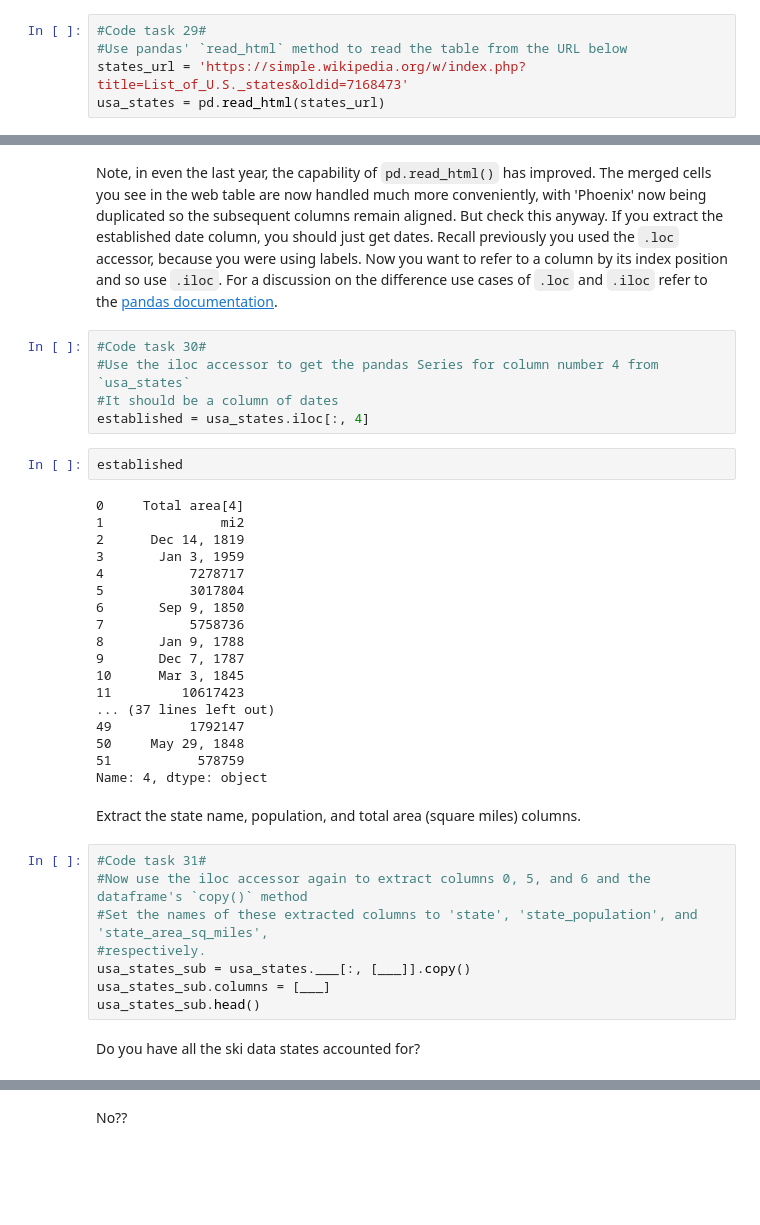
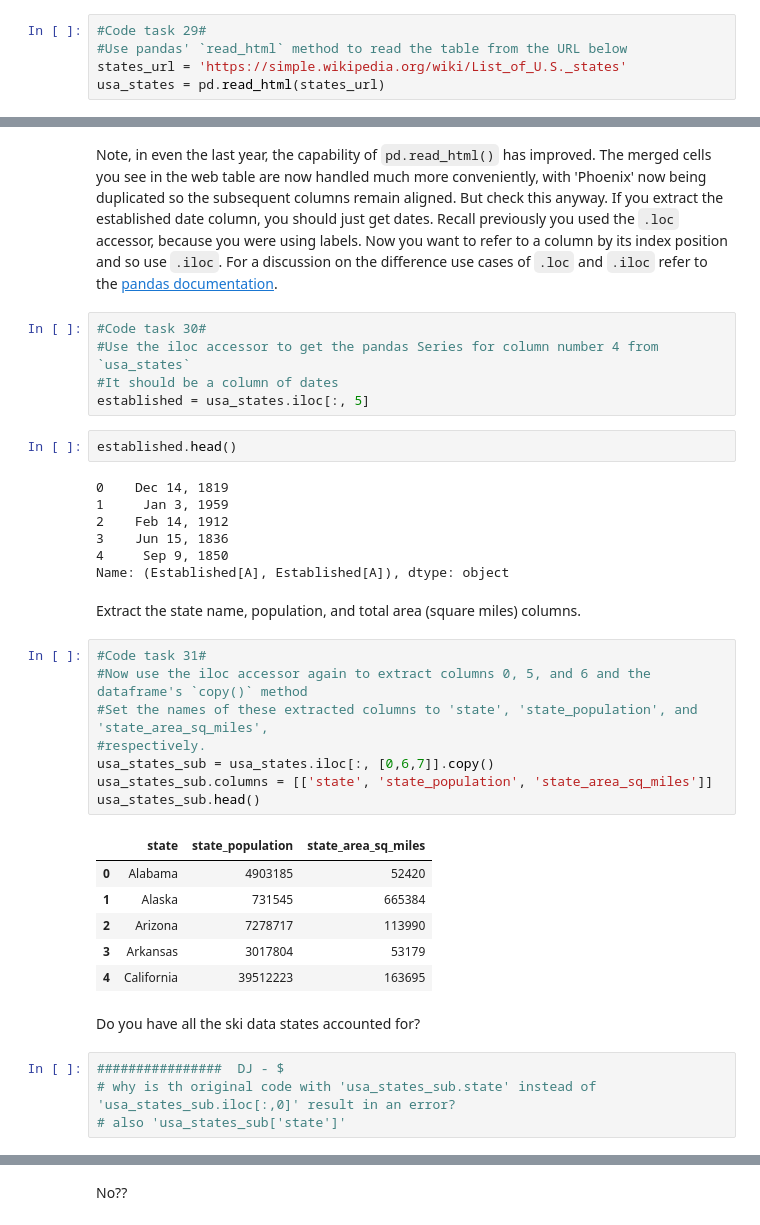
Before and after one commit to Libiv/DataScienceGuidedCapstone, a Jupyter notebook: Notebooks/02_data_wrangling_Libi.ipynb, the cells around one changed output, grey strips where cells are left out. Cells and saved outputs as stored; diff of their text form; blank space fills up the shorter version.

```diff
--- a/Notebooks/02_data_wrangling_Libi.ipynb
+++ b/Notebooks/02_data_wrangling_Libi.ipynb
@@ -888,5 +906,5 @@ Population and area data for the US states can be obtained from [wikipedia](http
 # %%
 #Code task 29#
 #Use pandas' `read_html` method to read the table from the URL below
-states_url = 'https://simple.wikipedia.org/w/index.php?title=List_of_U.S._states&oldid=7168473'
+states_url = 'https://simple.wikipedia.org/wiki/List_of_U.S._states'
 usa_states = pd.read_html(states_url)
@@ -940,39 +950,39 @@ Note, in even the last year, the capability of `pd.read_html()` has improved. Th
 #Code task 30#
 #Use the iloc accessor to get the pandas Series for column number 4 from `usa_states`
 #It should be a column of dates
-established = usa_states.iloc[:, 4]
+established = usa_states.iloc[:, 5]
 # %%
-established
+established.head()
 # %% [output]
-0     Total area[4]
-1               mi2
-2      Dec 14, 1819
-3       Jan 3, 1959
-4           7278717
-5           3017804
-6       Sep 9, 1850
-7           5758736
-8       Jan 9, 1788
-9       Dec 7, 1787
-10      Mar 3, 1845
-11         10617423
-... (37 lines left out)
-49          1792147
-50     May 29, 1848
-51           578759
-Name: 4, dtype: object
+0    Dec 14, 1819
+1     Jan 3, 1959
+2    Feb 14, 1912
+3    Jun 15, 1836
+4     Sep 9, 1850
+Name: (Established[A], Established[A]), dtype: object
 # %% [markdown]
 Extract the state name, population, and total area (square miles) columns.
 # %%
 #Code task 31#
 #Now use the iloc accessor again to extract columns 0, 5, and 6 and the dataframe's `copy()` method
 #Set the names of these extracted columns to 'state', 'state_population', and 'state_area_sq_miles',
 #respectively.
-usa_states_sub = usa_states.___[:, [___]].copy()
-usa_states_sub.columns = [___]
+usa_states_sub = usa_states.iloc[:, [0,6,7]].copy()
+usa_states_sub.columns = [['state', 'state_population', 'state_area_sq_miles']]
 usa_states_sub.head()
+# %% [output]
+|  | state | state_population | state_area_sq_miles |
+| 0 | Alabama | 4903185 | 52420 |
+| 1 | Alaska | 731545 | 665384 |
+| 2 | Arizona | 7278717 | 113990 |
+| 3 | Arkansas | 3017804 | 53179 |
+| 4 | California | 39512223 | 163695 |
 # %% [markdown]
 Do you have all the ski data states accounted for?
+# %%
+################  DJ - $
+# why is th original code with 'usa_states_sub.state' instead of 'usa_states_sub.iloc[:,0]' result in an error?
+# also 'usa_states_sub['state']'
 # %%
 #Code task 32#
 #Find the states in `state_summary` that are not in `usa_states_sub`
```
Also changed, not shown: parts of 48 cells of this notebook, 1 other file.
